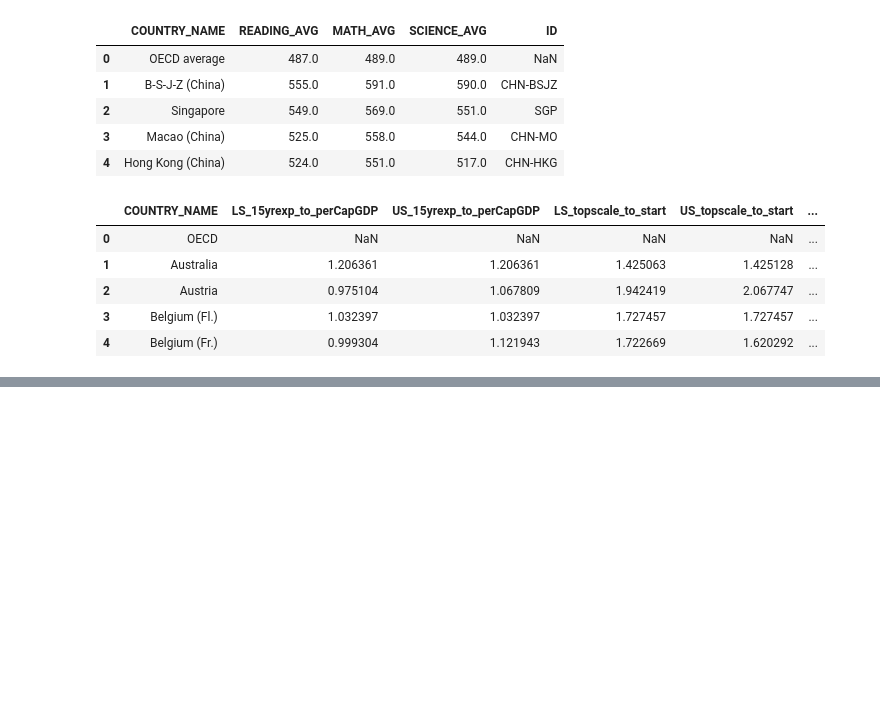
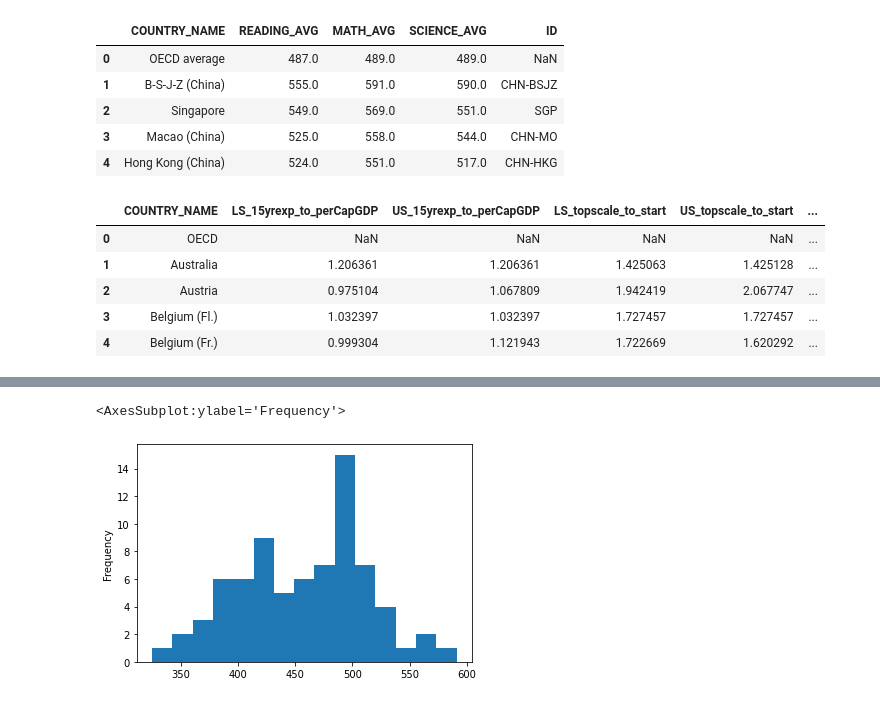
Before and after one commit to One-O-Nine/data-cleaning, a Jupyter notebook: EDA/EDA_example.ipynb, the cells around one changed output, grey strips where cells are left out. Saved outputs shown, nothing was run; the diff lists cells and outputs as text; code cells hidden in the pictures; blank space fills up the shorter version.

```diff
--- a/EDA/EDA_example.ipynb
+++ b/EDA/EDA_example.ipynb
@@ -41,3 +41,8 @@ pisa_salary_ratio.head()
 | 2 | Macao (China) | 525.0 | 558.0 | 544.0 | CHN-MO | 1.144100 | 1.144100 | ... |
 | 3 | Hong Kong (China) | 524.0 | 551.0 | 517.0 | CHN-HKG | NaN | NaN | ... |
 | 4 | Estonia | 523.0 | 523.0 | 530.0 | USSR-EST | NaN | NaN | ... |
+# %%
+pisa_salary_ratio.MATH_AVG.plot.hist(bins = 15)
+# %% [output]
+<AxesSubplot:ylabel='Frequency'>
+[figure, added]
```
Also changed, not shown: parts of 9 cells of this notebook.
